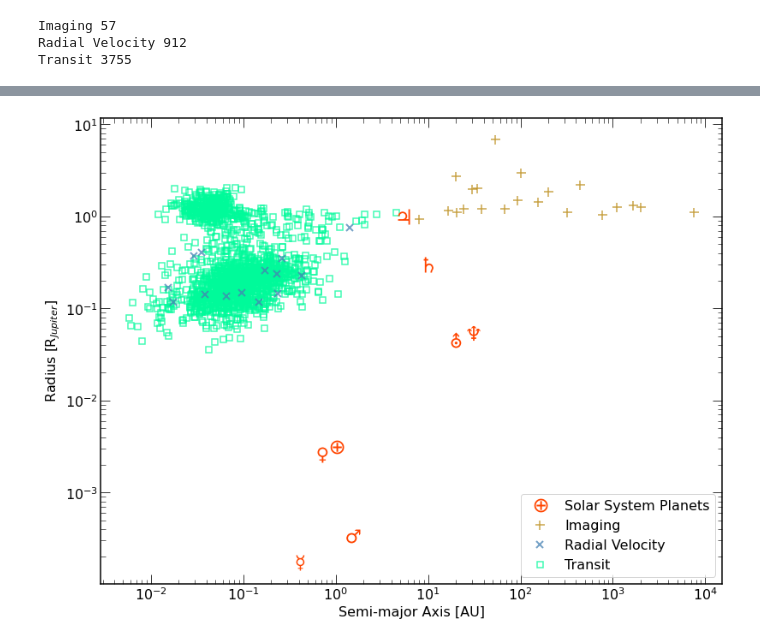
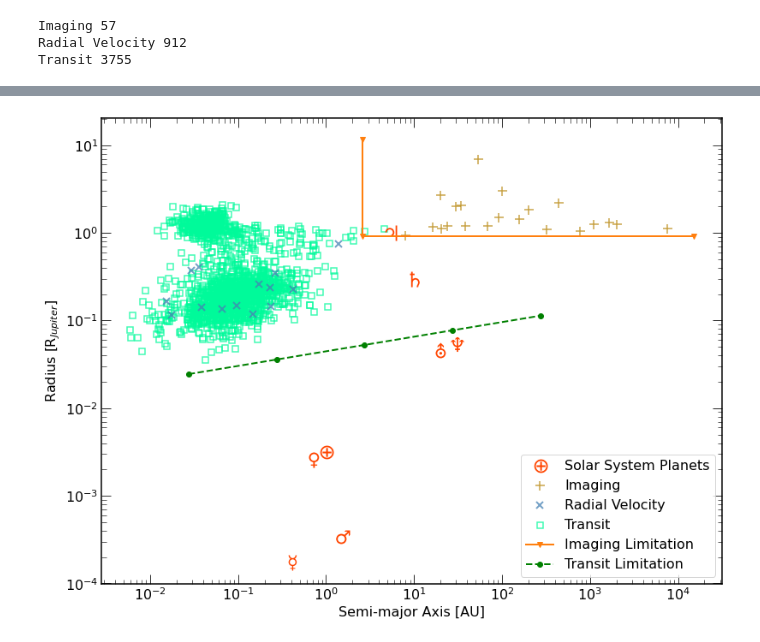
Before and after one commit to joshuaekingsbury/planetary-science, a Jupyter notebook: exoplanet-detection/exoplanet_detection_limits.ipynb, the cells around one changed output, grey strips where cells are left out. Cells and saved outputs as stored; diff of their text form; code cells hidden in the pictures.

```diff
--- a/exoplanet-detection/exoplanet_detection_limits.ipynb
+++ b/exoplanet-detection/exoplanet_detection_limits.ipynb
@@ -211,20 +301,57 @@ plt.savefig( "figures/jup_rad_vs_orbital_per.pdf" )
 # %%
 for method, dm in df.groupby('discoverymethod'):
     plt.plot(dm["pl_orbsmax"], dm["pl_radj"], ls="none", mfc="none", **mark[method], alpha=0.75, zorder=-len(dm))
 for idx, pl in solsys.iterrows():
     plt.plot( pl.semi_ma, pl.rad_j, **mark[pl.pl_solsys], zorder=2)
 solsys_label = mlines.Line2D([], [], linestyle='none', **mark["earth"], label='Solar System Planets')
 
 plt.xscale("log")
 plt.yscale("log")
 plt.xlabel("Semi-major Axis [AU]")
 plt.ylabel(r"Radius [R$_{Jupiter}$]")
 
+
+####
+# Imaging
+max_x = plt.gca().get_xlim()[1]
+max_y = plt.gca().get_ylim()[1]
+min_x = df[ df["discoverymethod"] == "Imaging" ].pl_orbsmax.min()
+min_y = df[ df["discoverymethod"] == "Imaging" ].pl_radj.min()
+plt.plot( [min_x, min_x, max_x], [max_y, min_y, min_y], label="Imaging Limitation" )
+
+
+####
+# Radial
+
+
+#### PLACEHOLDER ####
+# Transit
+period_arr = 10.0**(np.arange(2,7)-1) * u.day / 365
+
+jupiter_density = 1.3 #g/cm^3
+sol_density = 1.41 #g/cm^3
+jupiter_period = 4332*u.day #days
+snr_base = 9 # signal-to-noise ratio
+sigma = 1.2e-5 # transit depth sensitivity
+n_tr = 90*u.day / period_arr # number of transits over the duration of an observation
+t_dur = 13*u.hour.to(u.day) * (period_arr / (1*u.year).to(u.day))**(1/3) * (sol_density/jupiter_density)**(-1/3) # optimal transit duration
+bin_interval = 6*u.hour.to(u.day) # binning interval
+
+delta = snr_base * sigma * np.sqrt( n_tr * t_dur / bin_interval )**(-1) #
+
+r_p = np.sqrt( delta ) * u.solRad
+r_p = r_p.to(u.jupiterRad)
+
+plt.plot( period_arr, r_p, "go--", label="Transit Limitation" )
+#### PLACEHOLDER ####
+
+
+####
 # Get all the legend icons made by default
 handles, labels = plt.gca().get_legend_handles_labels()
 # Update legend to include custom icon alongside existing icons
 plt.gca().legend(handles = [solsys_label] + handles, loc="lower right")
 
-plt.savefig( "figures/jup_rad_vs_semi_ma.pdf" )
+plt.savefig( "figures/jup_rad_vs_semi_ma.png" )
 # %% [output]
-[figure, old version]
+[figure, new version]
```
Also changed, not shown: parts of 5 cells of this notebook, 9 other files.
